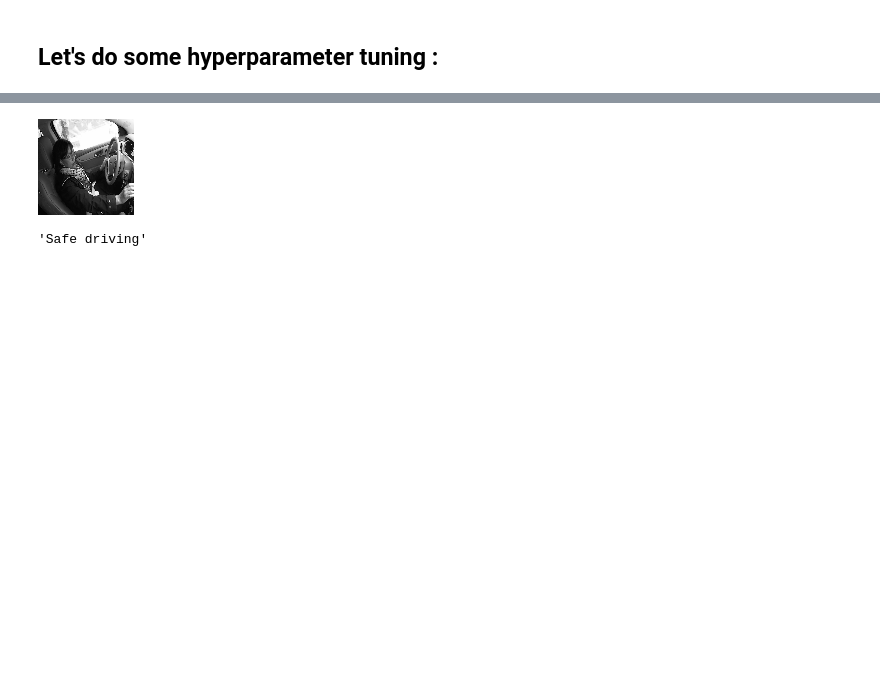
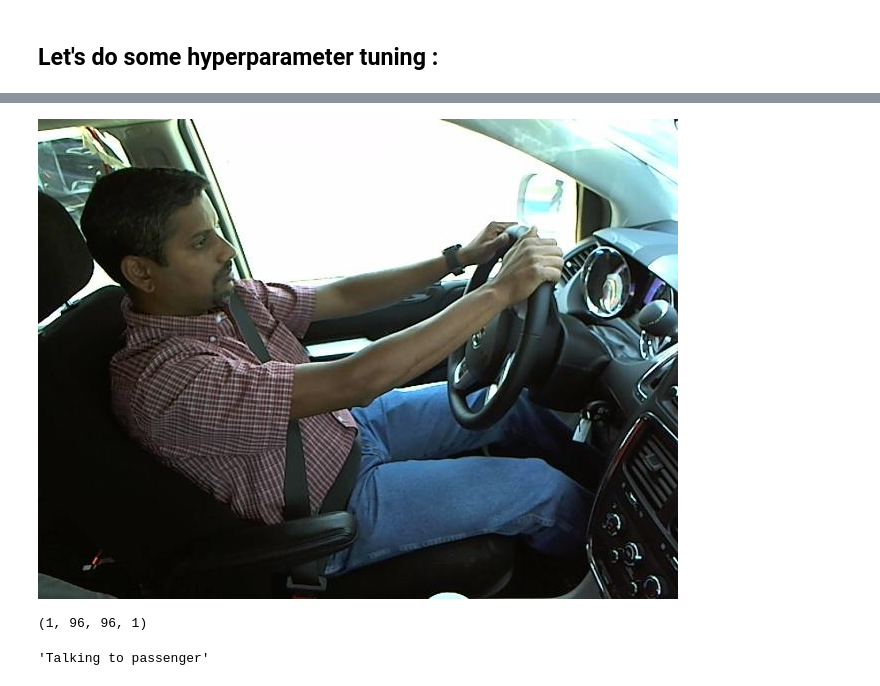
Before and after one commit to Gleethos/distracted-driver-detection, a Jupyter notebook: distracted-driver-detection.ipynb, the cells around one changed output, grey strips where cells are left out. Cells and saved outputs as stored; diff of their text form; code cells hidden in the pictures; blank space fills up the shorter version.

```diff
--- a/distracted-driver-detection.ipynb
+++ b/distracted-driver-detection.ipynb
@@ -531,0 +550,17 @@ get_custom_objects().update({'mish': Activation(mish)})
+# %%
+samples_per_class=190
+advanced_preprocessing=False
+flatten=False
+normalization="default"
+
+    # Loading (and preprocessing) data :
+preload_batch, preload_labels = load_data(
+    "data/imgs/train",
+    create_class_data_map("data/imgs/train"),
+    size=samples_per_class,
+    #do_label_index_encoding=False, # This is too much for the NN
+    advanced_preprocessing=advanced_preprocessing,
+    image_shape=(96, 96),#(256, 192) #640 * 480
+    flatten=flatten,
+    normalization=normalization
+)
@@ -882,22 +866,29 @@ def predict(image):
     prediction = models[0].predict(image)
     return class_meaning_map['c'+str(np.argmax(prediction))]
 # %%
-img = cv2.resize(
-        greyed_blured_and_line_detection(
-        cv2.imread("data/imgs/test/img_1.jpg"),
-            advanced=True,
-            do_line_detection=False
-    ),
-    (96, 96)
+img = cv2.imread("data/imgs/train/c0/img_34.jpg")
+display_array(img)
+img = preprocess_image(
+    img,
+    advanced=False,
+    do_line_detection=False,
+    image_shape=(96,96),
+    flatten=False
 )
+img = norm(img, "default")
 
-display_array(
-    img
-)
-predict(img.flatten().reshape(1, -1))
+
+
+img = img.reshape([1] + list(img.shape) + [1])
+
+print(img.shape)
+
+#print(img..reshape(1, -1))
+predict(img)
 # %% [output]
-[figure, old version]
+[figure, new version]
-'Safe driving'
+(1, 96, 96, 1)
+'Talking to passenger'
 # %%
 img = cv2.resize(
         greyed_blured_and_line_detection(
```
Also changed, not shown: parts of 16 cells of this notebook.
